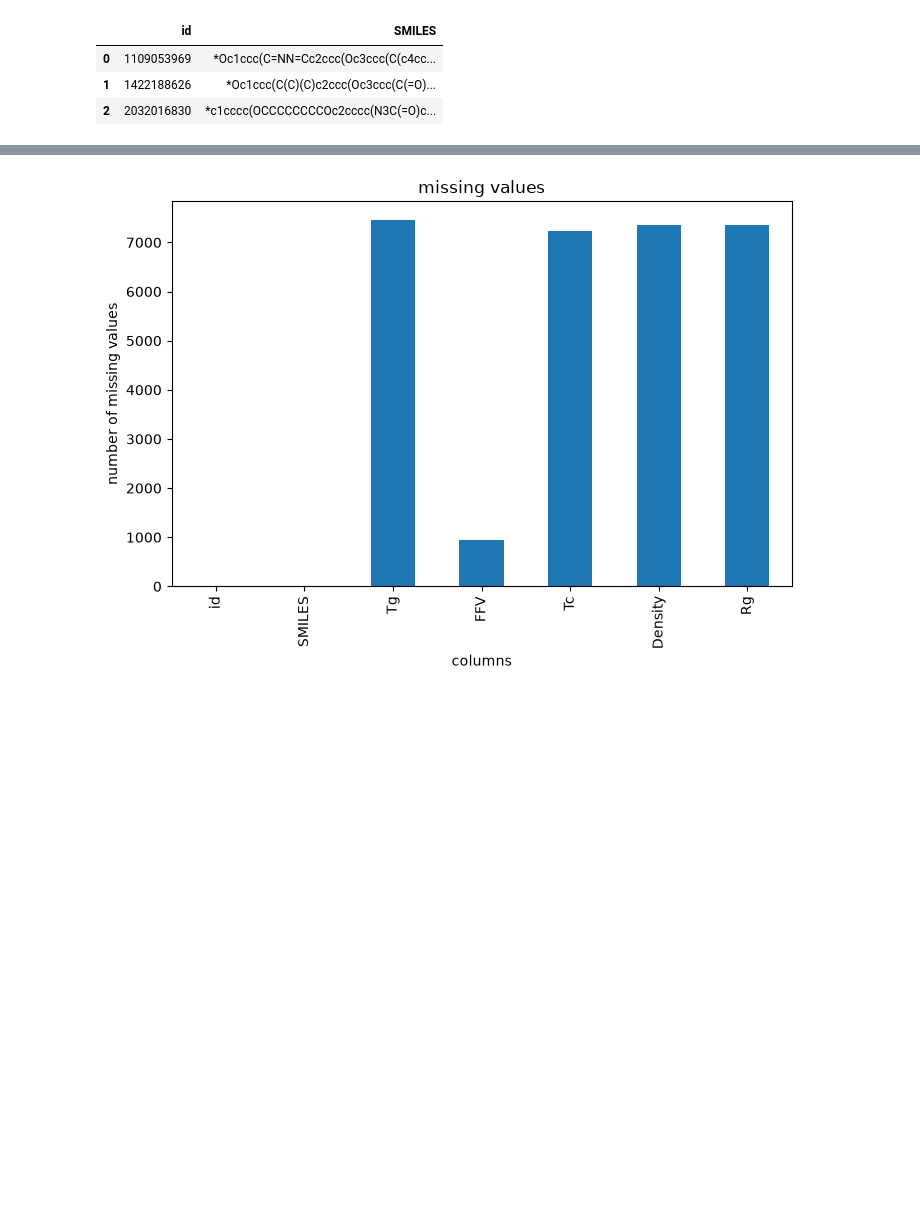
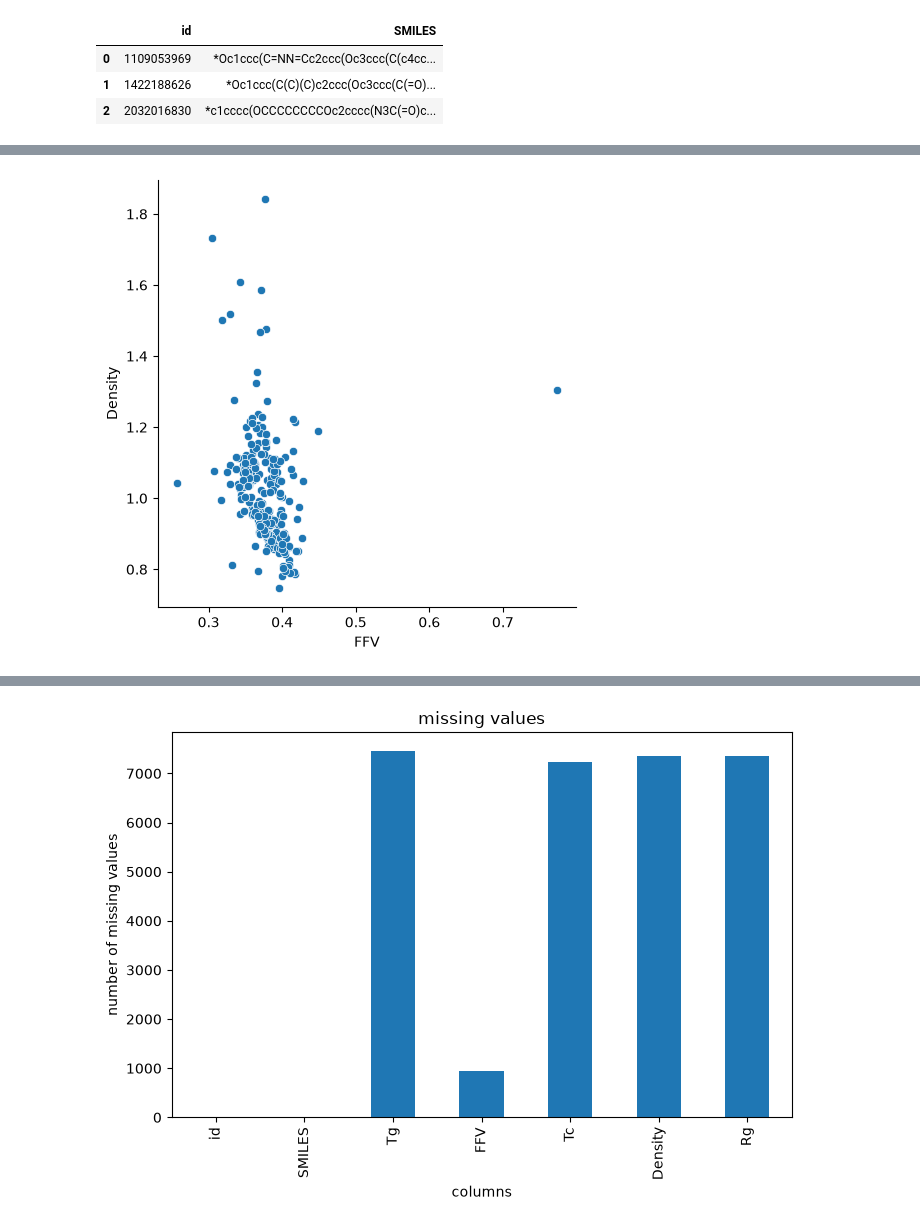
Before and after one commit to sciency-arshhiya/Open_Polymer_Prediction_Project, a Jupyter notebook: polymer_prediction.ipynb, the cells around one changed output, grey strips where cells are left out. Saved outputs shown, nothing was run; the diff lists cells and outputs as text; code cells hidden in the pictures; blank space fills up the shorter version.

```diff
--- a/polymer_prediction.ipynb
+++ b/polymer_prediction.ipynb
@@ -84,0 +113,5 @@ test_data.head()
+# %%
+sns.relplot(data=train_data, x="FFV", y="Density")
+plt.show()
+# %% [output]
+[figure, added]
```
Also changed, not shown: parts of 6 cells of this notebook.
